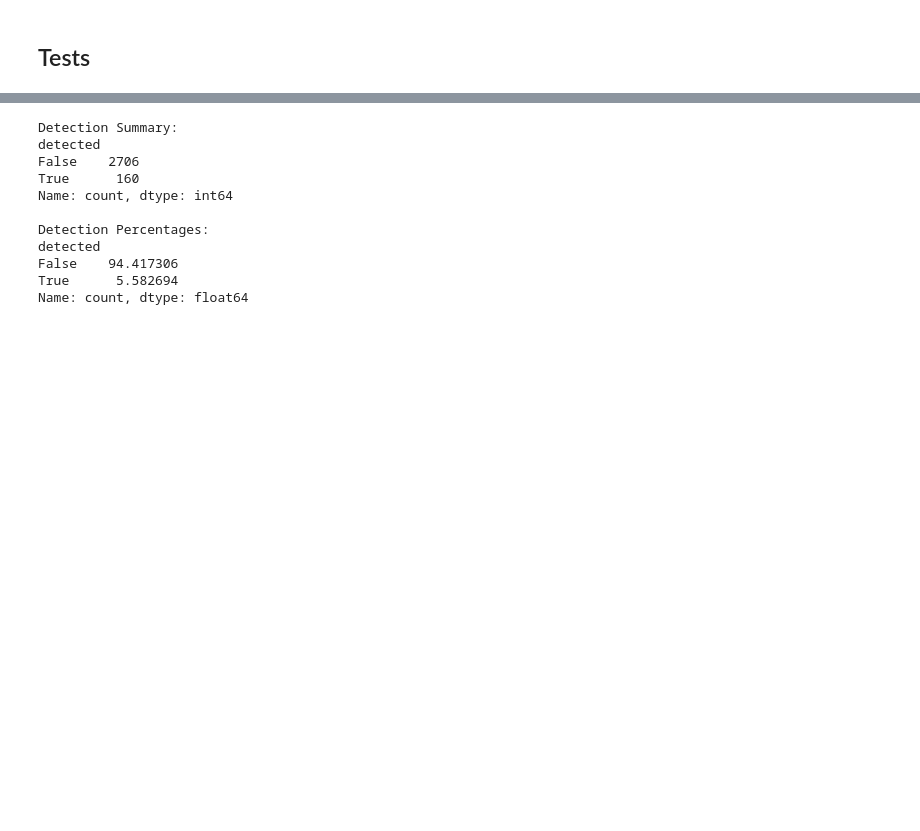
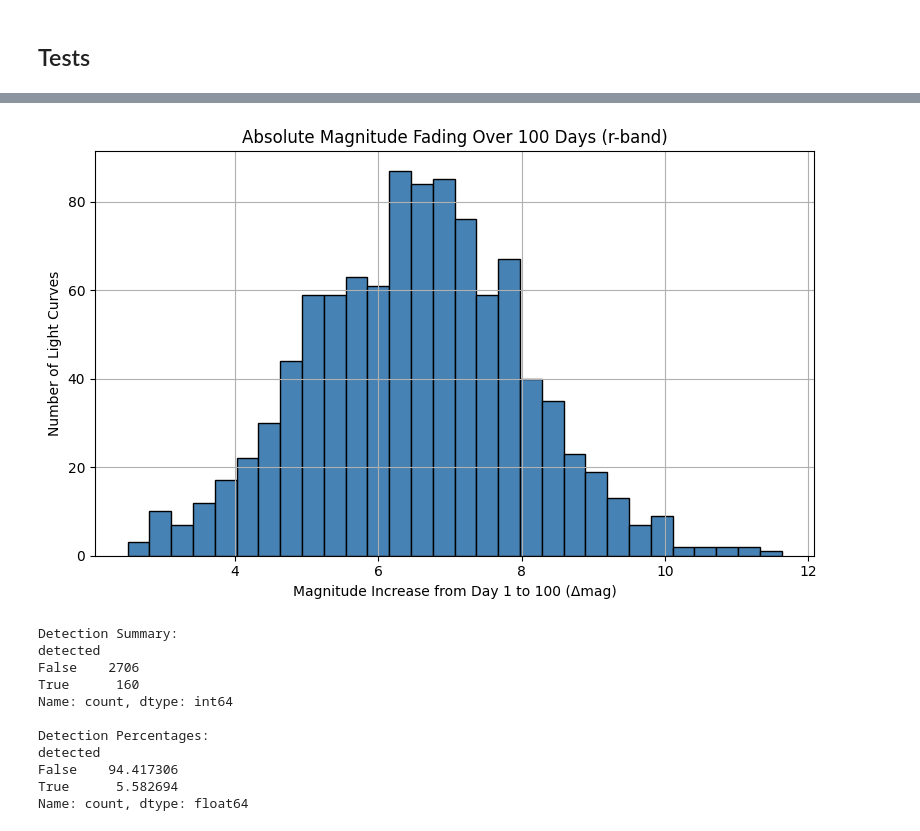
Before and after one commit to andra104/Multi_Transient_Metrics_Hub, a Jupyter notebook: GRBafterglows/working_local_fixedpop_GRBafterglows_script.ipynb, the cells around one changed output, grey strips where cells are left out. Cells and saved outputs as stored; diff of their text form; code cells hidden in the pictures; blank space fills up the shorter version.

```diff
--- a/GRBafterglows/working_local_fixedpop_GRBafterglows_script.ipynb
+++ b/GRBafterglows/working_local_fixedpop_GRBafterglows_script.ipynb
@@ -463,3 +487,29 @@ Loaded GRB afterglow templates from GRBAfterglow_templates.pkl
+# %%
+def compute_absolute_fade(lc_model, filtername="r", t1=1.0, t2=100.0):
+    """
+    Compute Δmag = m(t2) - m(t1) in a given filter for all GRB light curves.
+    """
+    deltas = []
+    for i in range(len(lc_model.data)):
+        mag_t1 = np.interp(t1, lc_model.data[i][filtername]['ph'],
+                                 lc_model.data[i][filtername]['mag'])
+        mag_t2 = np.interp(t2, lc_model.data[i][filtername]['ph'],
+                                 lc_model.data[i][filtername]['mag'])
+        deltas.append(mag_t2 - mag_t1)
+    return np.array(deltas)
+
+delta_mags = compute_absolute_fade(shared_lc_model, filtername='r')
+
+plt.figure(figsize=(8, 5))
+plt.hist(delta_mags, bins=30, color='steelblue', edgecolor='black')
+plt.xlabel("Magnitude Increase from Day 1 to 100 (Δmag)")
+plt.ylabel("Number of Light Curves")
+plt.title("Absolute Magnitude Fading Over 100 Days (r-band)")
+plt.grid(True)
+plt.tight_layout()
+plt.show()
+# %% [output]
+[figure, added]
 # %%
 df = pd.read_csv("GRBafterglows_output/ObsRecords_four_roll_v4.3.1_10yrs.csv", converters={'filter': eval})
 print(df.iloc[2048]['filter'])  # Example for row 2049
```
Also changed, not shown: parts of 4 cells of this notebook, 18 other files.
